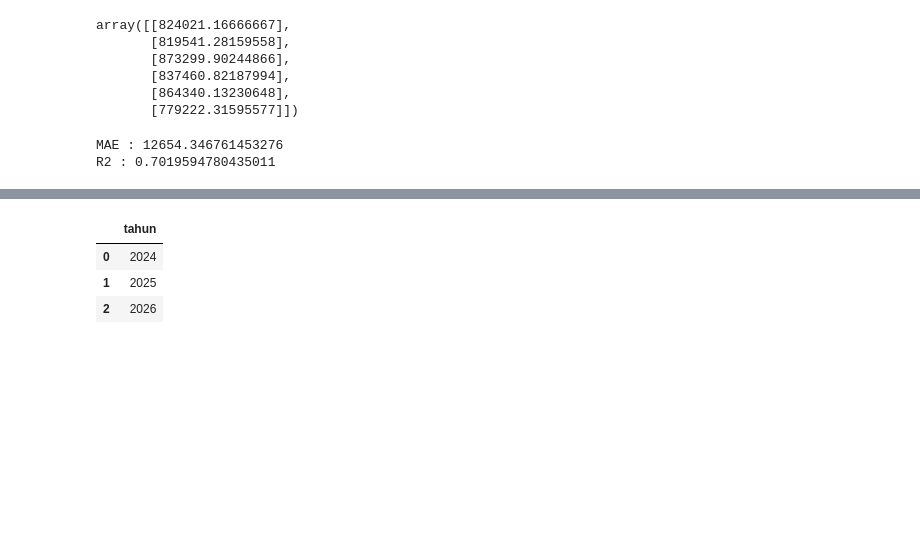
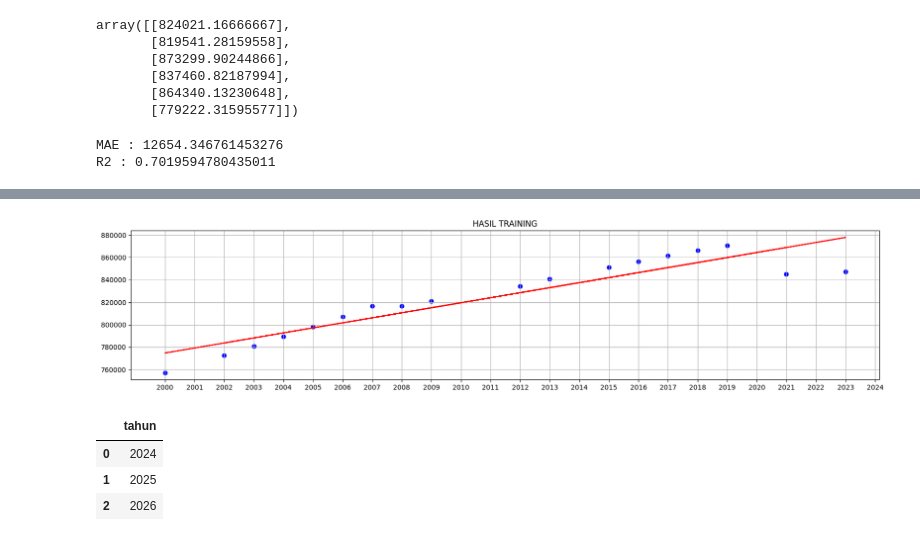
Before and after one commit to aufall02/tugas-data-mining---linier-regresion, a Jupyter notebook: LinierRegresion.ipynb, the cells around one changed output, grey strips where cells are left out. Cells and saved outputs as stored; diff of their text form; code cells hidden in the pictures; blank space fills up the shorter version.

```diff
--- a/LinierRegresion.ipynb
+++ b/LinierRegresion.ipynb
@@ -90,3 +116,12 @@ R2 : 0.7019594780435011
+# %%
+plt.figure(figsize=(20,4))
+plt.title('HASIL TRAINING')
+plt.scatter(x_train,y_train,c='blue')
+plt.xticks(np.array(range(2000,2030)))
+plt.plot(x_train,reg.predict(x_train),c='red')
+plt.grid()
+# %% [output]
+[figure, added]
 # %%
 dp_pred = pd.read_excel('data/data prediksi.xlsx')
 dp_pred
```
Also changed, not shown: parts of 13 cells of this notebook.
